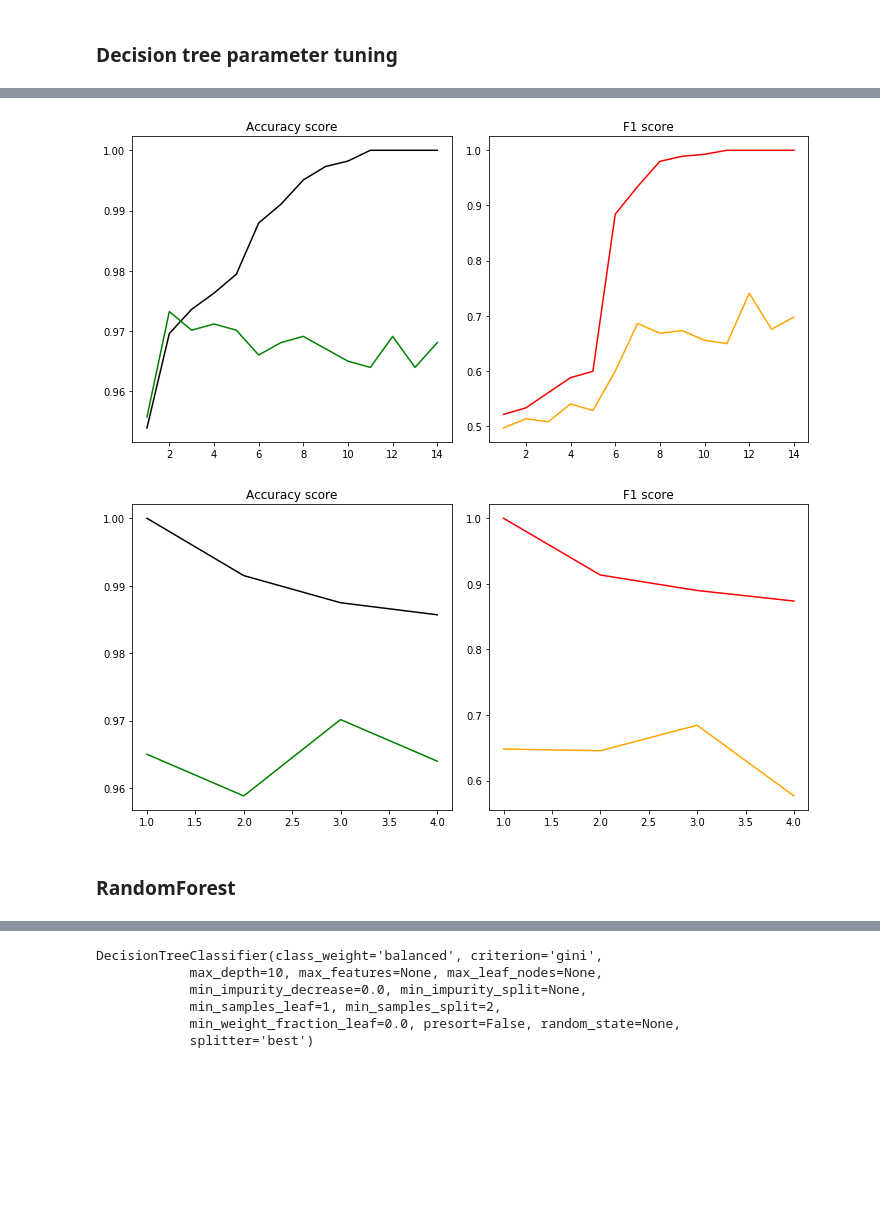
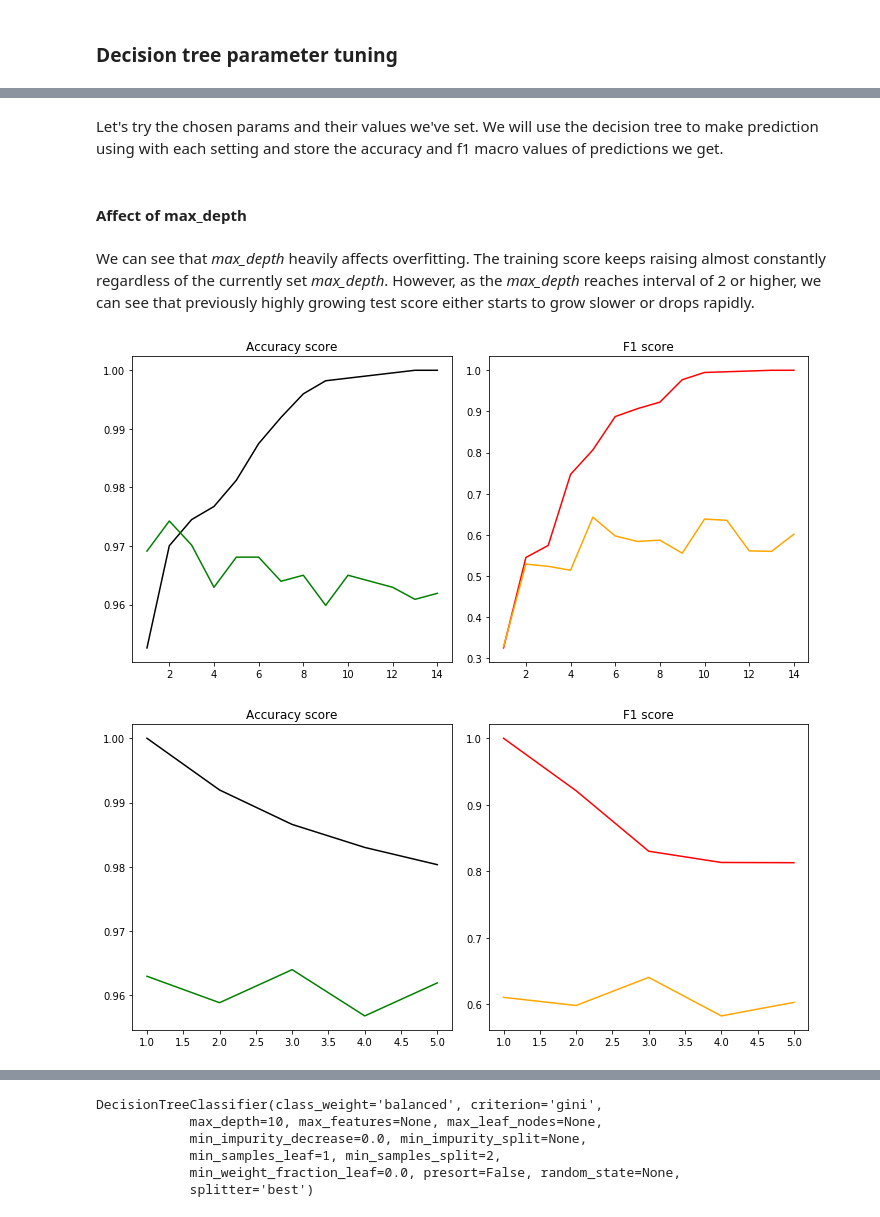
Before and after one commit to pmacinec/iau-project, a Jupyter notebook: macinec_janik_classification.ipynb, the cells around one changed output, grey strips where cells are left out. Saved outputs shown, nothing was run; the diff lists cells and outputs as text; code cells hidden in the pictures; blank space fills up the shorter version.

```diff
--- a/macinec_janik_classification.ipynb
+++ b/macinec_janik_classification.ipynb
@@ -121,9 +134,6 @@ ppl = Pipeline([
 
                 # transform data type
                 ('column_to_number_FTI', ColumnToNumber('FTI')),
-
-                # merge and remove duplicates
-                ('rm_duplicates', MergeRemoveDuplicates()),
 
                 # ======================
 
@@ -171,6 +181,7 @@ ppl = Pipeline([
                 ('fill_rf_on_antithyroid_medication', CategoricalModelFiller('on antithyroid medication', RandomForestClassifier(n_estimators=100, max_depth=7))),
                 ('fill_rf_referral_source', CategoricalModelFiller('referral source', RandomForestClassifier(n_estimators=100, max_depth=7))),
                 ('fill_rf_psych', CategoricalModelFiller('psych', RandomForestClassifier(n_estimators=100, max_depth=7))),
+
                 # Filling categorical with most frequent value
                 # ======================
                 ('fill_mf_date_of_birth', CategoricalMostFrequentFiller(['date_of_birth'])),
@@ -251,7 +251,7 @@ Let's select columns and encode categorical attributes:
 # %%
 ppl_select_encode = Pipeline([
-                        ('col_select', ColumnsSelector(['T4U', 'TT4', 'TSH', 'T3', 'FTI', 'sex', 'pregnant', 'origin'])),
-                        ('cat_encode', ColumnsEncoder(['sex', 'pregnant', 'origin']))
+                        ('col_select', ColumnsSelector(['T4U', 'TT4', 'TSH', 'T3', 'FTI', 'sex', 'pregnant'])),
+                        ('cat_encode', ColumnsEncoder(['sex', 'pregnant']))
                     ])
 # %%
 X_train = ppl_select_encode.fit_transform(df_train)
@@ -437,5 +652,5 @@ display(SVG(graph.pipe(format='svg')))
 # %%
 decision_tree = DecisionTreeClassifier()
 # %%
-param_dist = {"max_depth": [x for x in range(1, 15)], "min_samples_leaf": [x for x in range(1, 6)], "max_features": [x for x in range(1, 20)], "criterion":["gini","entropy"]}
+param_dist = {"max_depth": [x for x in range(1, 15)], "min_samples_leaf": [x for x in range(1, 6)], "min_samples_split": [x for x in range(2, 6)], "max_features": [x for x in range(1, 10)], "criterion":["gini","entropy"]}
 # %% [markdown]
@@ -443,19 +657,0 @@ param_dist = {"max_depth": [x for x in range(1, 15)], "min_samples_leaf": [x for
-# %%
-scores_train_acc = []
-scores_test_acc = []
-scores_train_f1 = []
-scores_test_f1 = []
-
-for i in param_dist["max_depth"]:
-    dt_t = DecisionTreeClassifier(max_depth = i)
-    dt_t.fit(X_train, y_train)
-#     scores_train.append(cross_val_score(dt_t, X_train, y_train, cv=10, scoring='f1_macro'))
-#     scores_test.append(cross_val_score(dt_t, X_test, y_test, cv=10, scoring='f1_macro'))
-    train_pred = dt_t.predict(X_train)
-    test_pred = dt_t.predict(X_test)
-
-    scores_train_f1.append(f1_score(y_train, train_pred , average='macro'))
-    scores_test_f1.append(f1_score(y_test, test_pred , average='macro'))
-
-    scores_train_acc.append(accuracy_score(y_train, train_pred))
-    scores_test_acc.append(accuracy_score(y_test, test_pred))
@@ -464,0 +658,2 @@ for i in param_dist["max_depth"]:
+# %% [markdown]
+Let's try the chosen params and their values we've set. We will use the decision tree to make prediction using with each setting and store the accuracy and f1 macro values of predictions we get.
@@ -465,16 +734,20 @@ for i in param_dist["max_depth"]:
+# %% [markdown]
+#### Affect of max_depth
+# %% [markdown]
+We can see that *max_depth* heavily affects overfitting. The training score keeps raising almost constantly regardless of the currently set *max_depth*. However, as the *max_depth* reaches interval of 2 or higher, we can see that previously highly growing test score either starts to grow slower or drops rapidly.
 # %%
 plt.rcParams['figure.figsize'] = (20, 5)
 
 plt.subplot(1, 4, 1)
-plt.plot(param_dist['max_depth'],scores_train_acc, color='black')
-plt.plot(param_dist['max_depth'],scores_test_acc, color='green')
+plt.plot(param_dist['max_depth'],scores_train_acc_1, color='black')
+plt.plot(param_dist['max_depth'],scores_test_acc_1, color='green')
 plt.title('Accuracy score')
 
 plt.subplot(1, 4, 2)
-plt.plot(param_dist['max_depth'],scores_train_f1, color='red')
-plt.plot(param_dist['max_depth'],scores_test_f1, color='orange')
+plt.plot(param_dist['max_depth'],scores_train_f1_1, color='red')
+plt.plot(param_dist['max_depth'],scores_test_f1_1, color='orange')
 plt.title('F1 score')
 
 plt.tight_layout()
 # %% [output]
-[figure, old version]
+[figure, new version]
@@ -500,16 +754,14 @@ for i in param_dist["min_samples_leaf"]:
 # %%
-plt.rcParams['figure.figsize'] = (20, 5)
-
 plt.subplot(1, 4, 1)
-plt.plot(param_dist['min_samples_leaf'],scores_train_acc, color='black')
-plt.plot(param_dist['min_samples_leaf'],scores_test_acc, color='green')
+plt.plot(param_dist['min_samples_leaf'],scores_train_acc_2, color='black')
+plt.plot(param_dist['min_samples_leaf'],scores_test_acc_2, color='green')
 plt.title('Accuracy score')
 
 plt.subplot(1, 4, 2)
-plt.plot(param_dist['min_samples_leaf'],scores_train_f1, color='red')
-plt.plot(param_dist['min_samples_leaf'],scores_test_f1, color='orange')
+plt.plot(param_dist['min_samples_leaf'],scores_train_f1_2, color='red')
+plt.plot(param_dist['min_samples_leaf'],scores_test_f1_2, color='orange')
 plt.title('F1 score')
 
 plt.tight_layout()
 # %% [output]
-[figure, old version]
+[figure, new version]
@@ -535,2 +767,0 @@ for i in param_dist["max_features"]:
-# %% [markdown]
-### RandomForest
```
Also changed, not shown: parts of 164 cells of this notebook, 3 other files.
